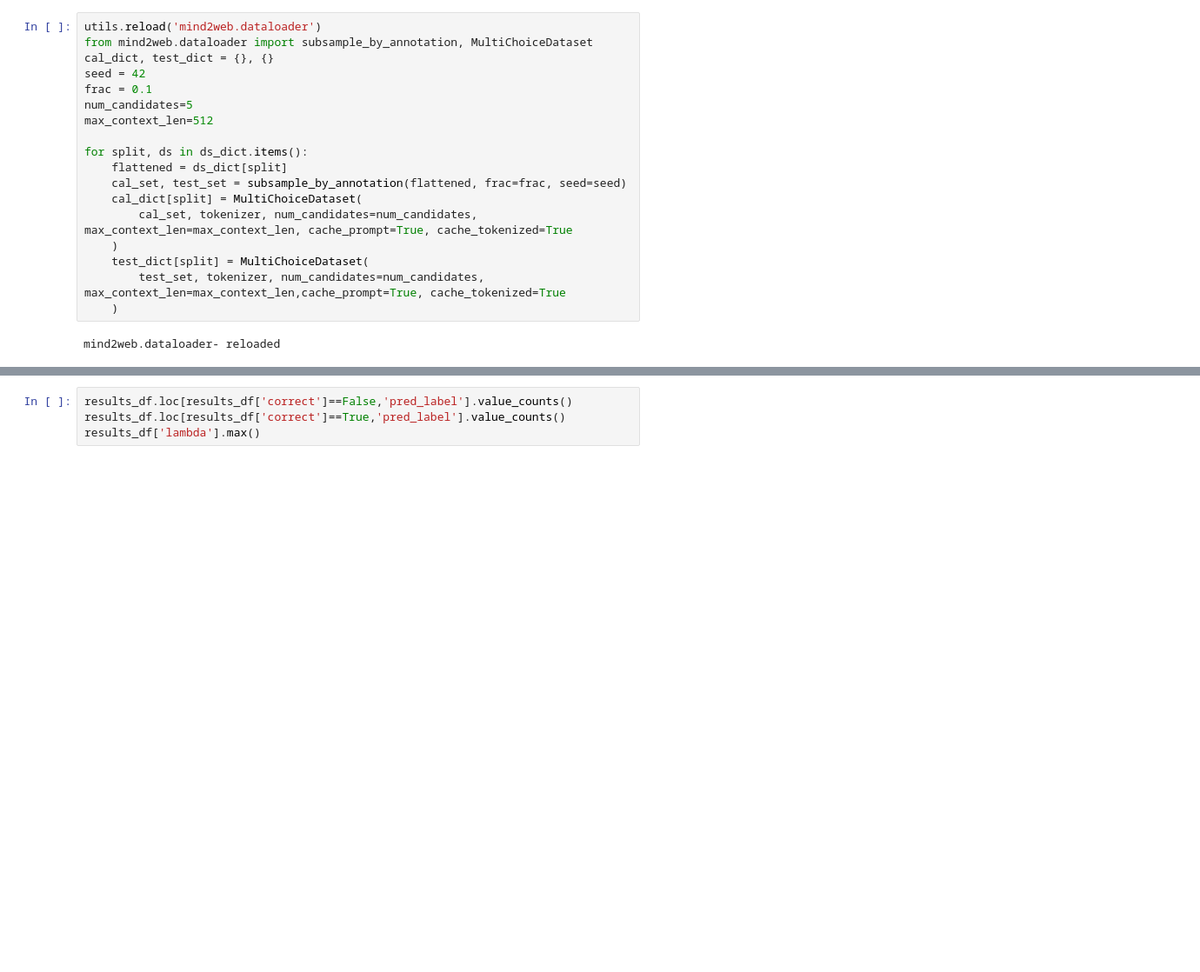
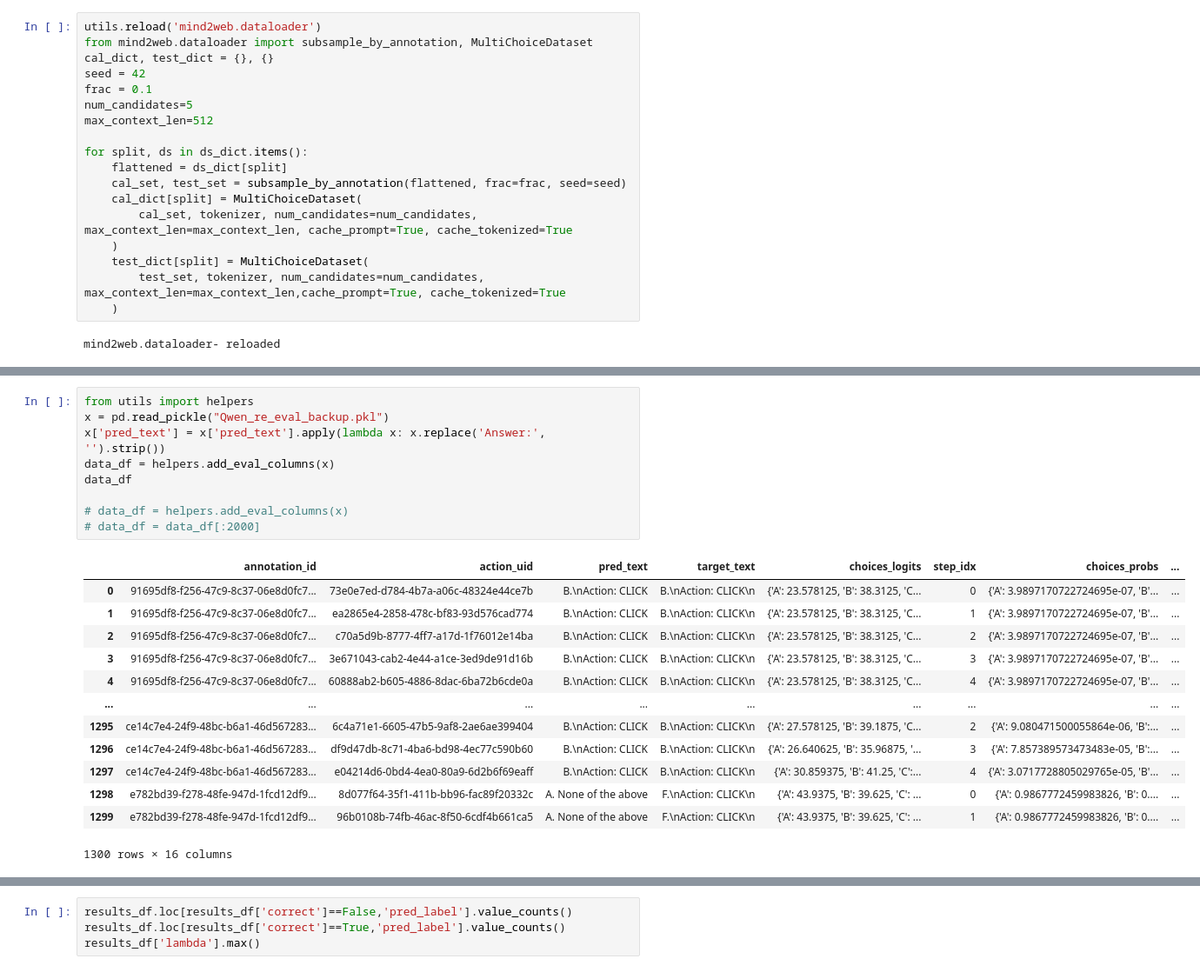
Before and after one commit to amitxy/Robots-That-Ask-For-Help-Over-The-Horizon, a Jupyter notebook: research.ipynb, the cells around one changed output, grey strips where cells are left out. Shown at 87% size. Saved outputs shown, nothing was run; the diff lists cells and outputs as text; blank space fills up the shorter version.

```diff
--- a/research.ipynb
+++ b/research.ipynb
@@ -86,0 +94,23 @@ data_df = helpers.add_eval_columns(data_df)
+# %%
+from utils import helpers
+x = pd.read_pickle("Qwen_re_eval_backup.pkl")
+x['pred_text'] = x['pred_text'].apply(lambda x: x.replace('Answer:', '').strip())
+data_df = helpers.add_eval_columns(x)
+data_df
+
+# data_df = helpers.add_eval_columns(x)
+# data_df = data_df[:2000]
+# %% [output]
+|  | annotation_id | action_uid | pred_text | target_text | choices_logits | step_idx | choices_probs | ... |
+| 0 | 91695df8-f256-47c9-8c37-06e8d0fc7... | 73e0e7ed-d784-4b7a-a06c-48324e44ce7b | B.\nAction: CLICK | B.\nAction: CLICK\n | {'A': 23.578125, 'B': 38.3125, 'C... | 0 | {'A': 3.9897170722724695e-07, 'B'... | ... |
+| 1 | 91695df8-f256-47c9-8c37-06e8d0fc7... | ea2865e4-2858-478c-bf83-93d576cad774 | B.\nAction: CLICK | B.\nAction: CLICK\n | {'A': 23.578125, 'B': 38.3125, 'C... | 1 | {'A': 3.9897170722724695e-07, 'B'... | ... |
+| 2 | 91695df8-f256-47c9-8c37-06e8d0fc7... | c70a5d9b-8777-4ff7-a17d-1f76012e14ba | B.\nAction: CLICK | B.\nAction: CLICK\n | {'A': 23.578125, 'B': 38.3125, 'C... | 2 | {'A': 3.9897170722724695e-07, 'B'... | ... |
+| 3 | 91695df8-f256-47c9-8c37-06e8d0fc7... | 3e671043-cab2-4e44-a1ce-3ed9de91d16b | B.\nAction: CLICK | B.\nAction: CLICK\n | {'A': 23.578125, 'B': 38.3125, 'C... | 3 | {'A': 3.9897170722724695e-07, 'B'... | ... |
+| 4 | 91695df8-f256-47c9-8c37-06e8d0fc7... | 60888ab2-b605-4886-8dac-6ba72b6cde0a | B.\nAction: CLICK | B.\nAction: CLICK\n | {'A': 23.578125, 'B': 38.3125, 'C... | 4 | {'A': 3.9897170722724695e-07, 'B'... | ... |
+| ... | ... | ... | ... | ... | ... | ... | ... | ... |
+| 1295 | ce14c7e4-24f9-48bc-b6a1-46d567283... | 6c4a71e1-6605-47b5-9af8-2ae6ae399404 | B.\nAction: CLICK | B.\nAction: CLICK\n | {'A': 27.578125, 'B': 39.1875, 'C... | 2 | {'A': 9.080471500055864e-06, 'B':... | ... |
+| 1296 | ce14c7e4-24f9-48bc-b6a1-46d567283... | df9d47db-8c71-4ba6-bd98-4ec77c590b60 | B.\nAction: CLICK | B.\nAction: CLICK\n | {'A': 26.640625, 'B': 35.96875, '... | 3 | {'A': 7.857389573473483e-05, 'B':... | ... |
+| 1297 | ce14c7e4-24f9-48bc-b6a1-46d567283... | e04214d6-0bd4-4ea0-80a9-6d2b6f69eaff | B.\nAction: CLICK | B.\nAction: CLICK\n | {'A': 30.859375, 'B': 41.25, 'C':... | 4 | {'A': 3.0717728805029765e-05, 'B'... | ... |
+| 1298 | e782bd39-f278-48fe-947d-1fcd12df9... | 8d077f64-35f1-411b-bb96-fac89f20332c | A. None of the above | F.\nAction: CLICK\n | {'A': 43.9375, 'B': 39.625, 'C': ... | 0 | {'A': 0.9867772459983826, 'B': 0.... | ... |
+| 1299 | e782bd39-f278-48fe-947d-1fcd12df9... | 96b0108b-74fb-46ac-8f50-6cdf4b661ca5 | A. None of the above | F.\nAction: CLICK\n | {'A': 43.9375, 'B': 39.625, 'C': ... | 1 | {'A': 0.9867772459983826, 'B': 0.... | ... |
+1300 rows × 16 columns
```
Also changed, not shown: parts of 24 cells of this notebook, 5 other files.
